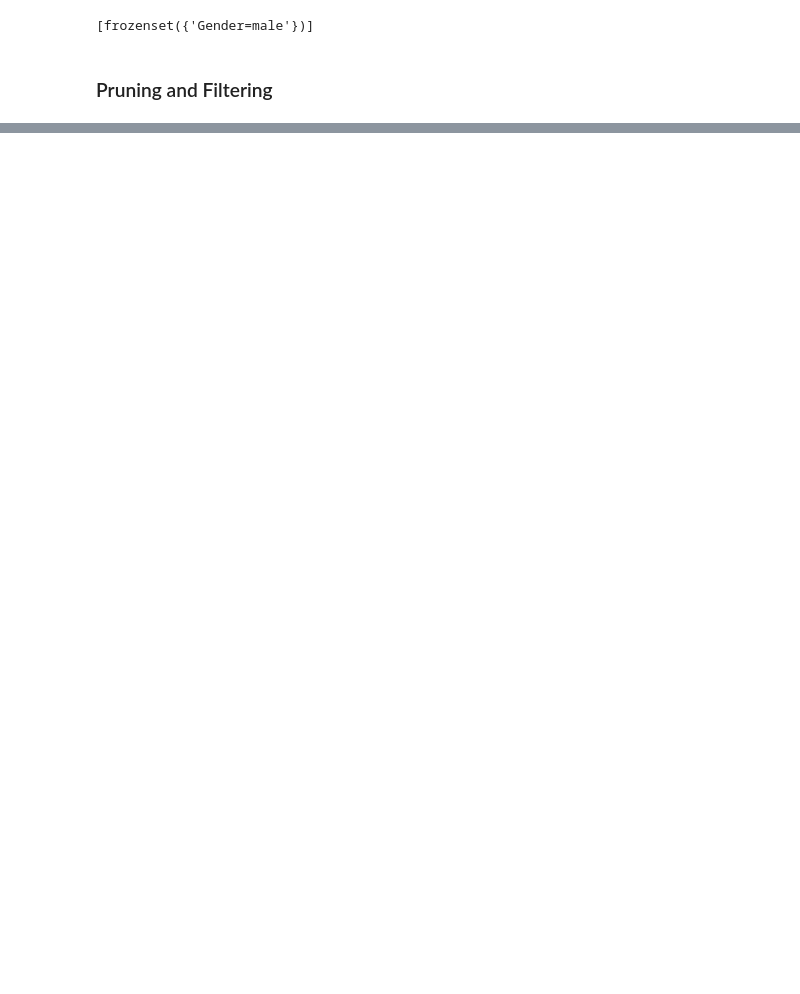
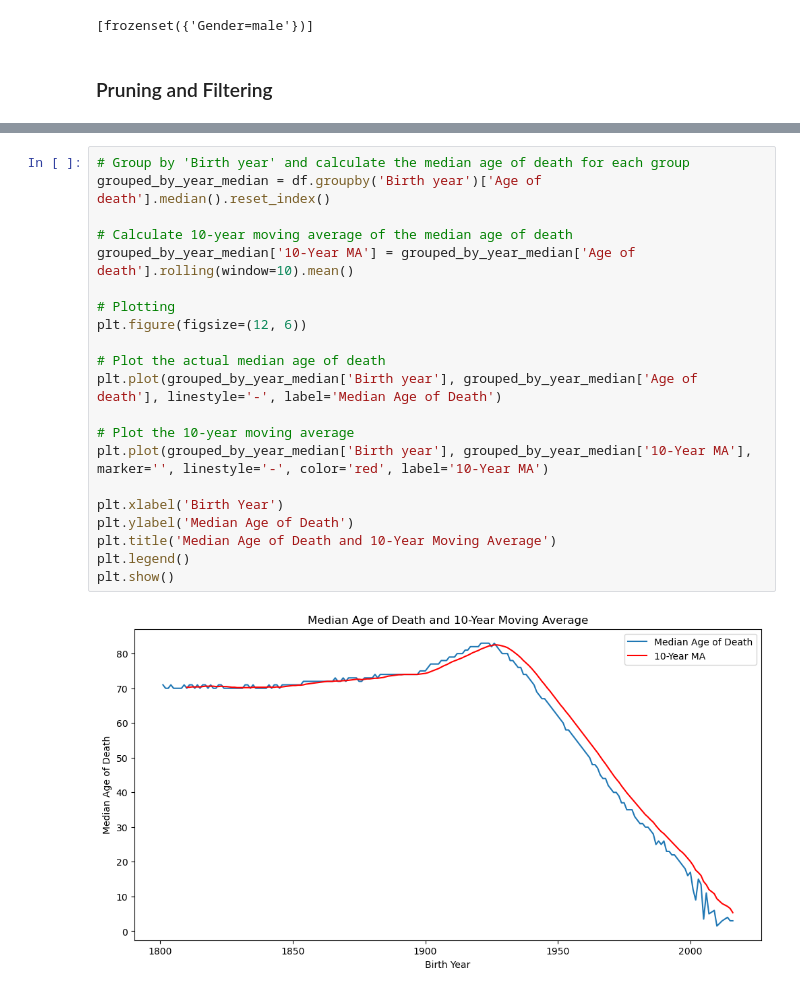
Before and after one commit to JamesHudsonn/3804ICT-Age-Analysis, a Jupyter notebook: Apriori.ipynb, the cells around one changed output, grey strips where cells are left out. Cells and saved outputs as stored; diff of their text form; blank space fills up the shorter version.

```diff
--- a/Apriori.ipynb
+++ b/Apriori.ipynb
@@ -377,0 +393,23 @@ frequent_itemsets_with_hashing[:10]
+# %%
+# Group by 'Birth year' and calculate the median age of death for each group
+grouped_by_year_median = df.groupby('Birth year')['Age of death'].median().reset_index()
+
+# Calculate 10-year moving average of the median age of death
+grouped_by_year_median['10-Year MA'] = grouped_by_year_median['Age of death'].rolling(window=10).mean()
+
+# Plotting
+plt.figure(figsize=(12, 6))
+
+# Plot the actual median age of death
+plt.plot(grouped_by_year_median['Birth year'], grouped_by_year_median['Age of death'], linestyle='-', label='Median Age of Death')
+
+# Plot the 10-year moving average
+plt.plot(grouped_by_year_median['Birth year'], grouped_by_year_median['10-Year MA'], marker='', linestyle='-', color='red', label='10-Year MA')
+
+plt.xlabel('Birth Year')
+plt.ylabel('Median Age of Death')
+plt.title('Median Age of Death and 10-Year Moving Average')
+plt.legend()
+plt.show()
+# %% [output]
+[figure, added]
```
Also changed, not shown: parts of 5 cells of this notebook.
